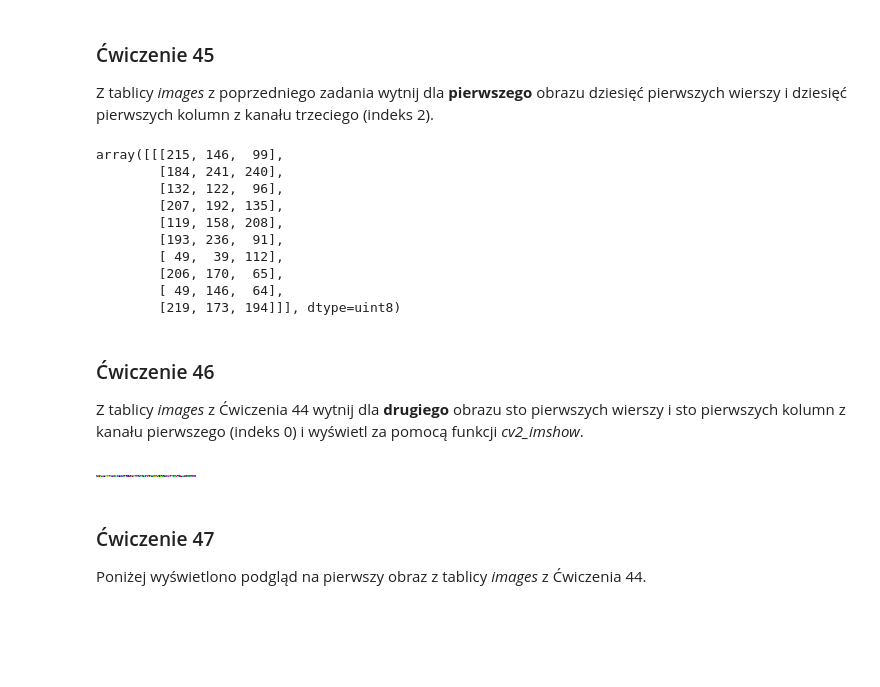
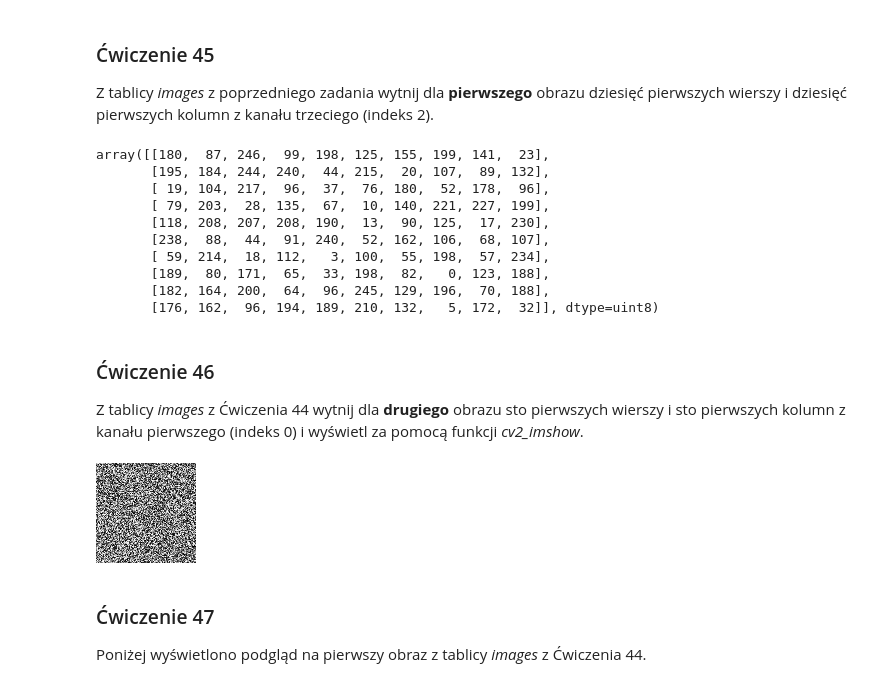
Before and after one commit to nefetorve/cwiczenia_data_science, a Jupyter notebook: 041_050_exercises.ipynb, the cells around one changed output. Saved outputs shown, nothing was run; the diff lists cells and outputs as text; code cells hidden in the pictures; blank space fills up the shorter version.

```diff
--- a/041_050_exercises.ipynb
+++ b/041_050_exercises.ipynb
@@ -138,26 +138,26 @@ print(images.shape)
 ### <a name='5'></a> Ćwiczenie 45
 Z tablicy _images_ z poprzedniego zadania wytnij dla __pierwszego__ obrazu dziesięć pierwszych wierszy i dziesięć pierwszych kolumn z kanału trzeciego (indeks 2).
 # %%
-image1[:10,:10,3]
+image1[0,:10,:10,2]
 # %% [output]
-array([[[215, 146,  99],
-        [184, 241, 240],
-        [132, 122,  96],
-        [207, 192, 135],
-        [119, 158, 208],
-        [193, 236,  91],
-        [ 49,  39, 112],
-        [206, 170,  65],
-        [ 49, 146,  64],
-        [219, 173, 194]]], dtype=uint8)
+array([[180,  87, 246,  99, 198, 125, 155, 199, 141,  23],
+       [195, 184, 244, 240,  44, 215,  20, 107,  89, 132],
+       [ 19, 104, 217,  96,  37,  76, 180,  52, 178,  96],
+       [ 79, 203,  28, 135,  67,  10, 140, 221, 227, 199],
+       [118, 208, 207, 208, 190,  13,  90, 125,  17, 230],
+       [238,  88,  44,  91, 240,  52, 162, 106,  68, 107],
+       [ 59, 214,  18, 112,   3, 100,  55, 198,  57, 234],
+       [189,  80, 171,  65,  33, 198,  82,   0, 123, 188],
+       [182, 164, 200,  64,  96, 245, 129, 196,  70, 188],
+       [176, 162,  96, 194, 189, 210, 132,   5, 172,  32]], dtype=uint8)
 # %% [markdown]
 ### <a name='6'></a> Ćwiczenie 46
 Z tablicy _images_ z Ćwiczenia 44 wytnij dla __drugiego__ obrazu sto pierwszych wierszy i sto pierwszych kolumn z kanału pierwszego (indeks 0) i wyświetl za pomocą funkcji _cv2_imshow_.
 # %%
-img = images[:100,:100,0]
+img = images[1,:100,:100,0]
 cv2_imshow(img)
 # %% [output]
-[figure, old version]
+[figure, new version]
 # %% [markdown]
 ### <a name='7'></a> Ćwiczenie 47
 Poniżej wyświetlono podgląd na pierwszy obraz z tablicy _images_ z Ćwiczenia 44.
```
